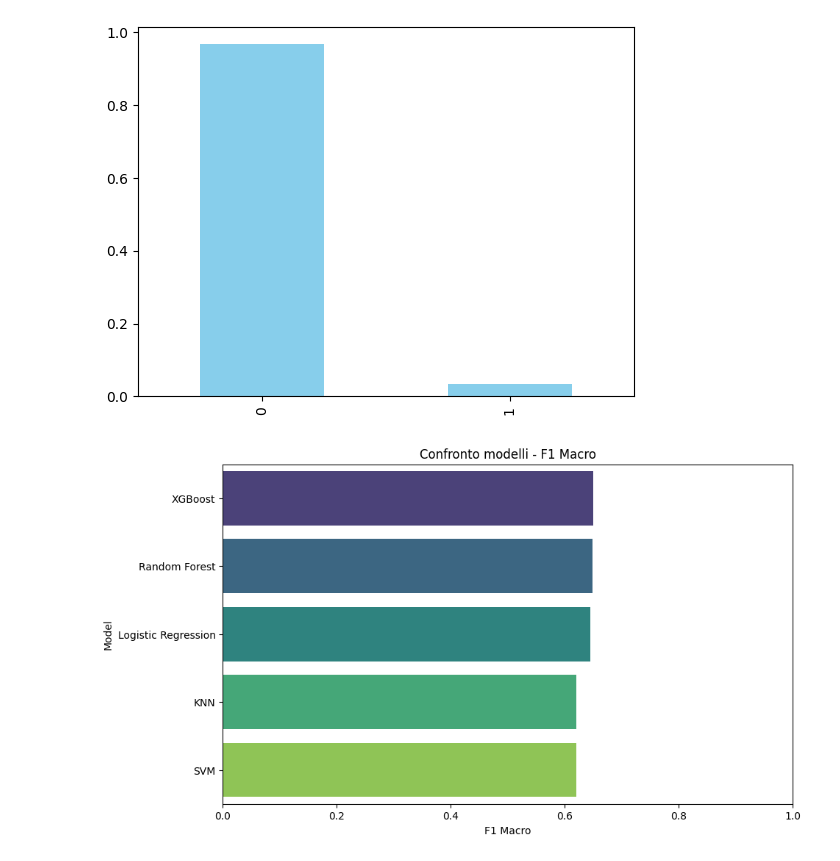
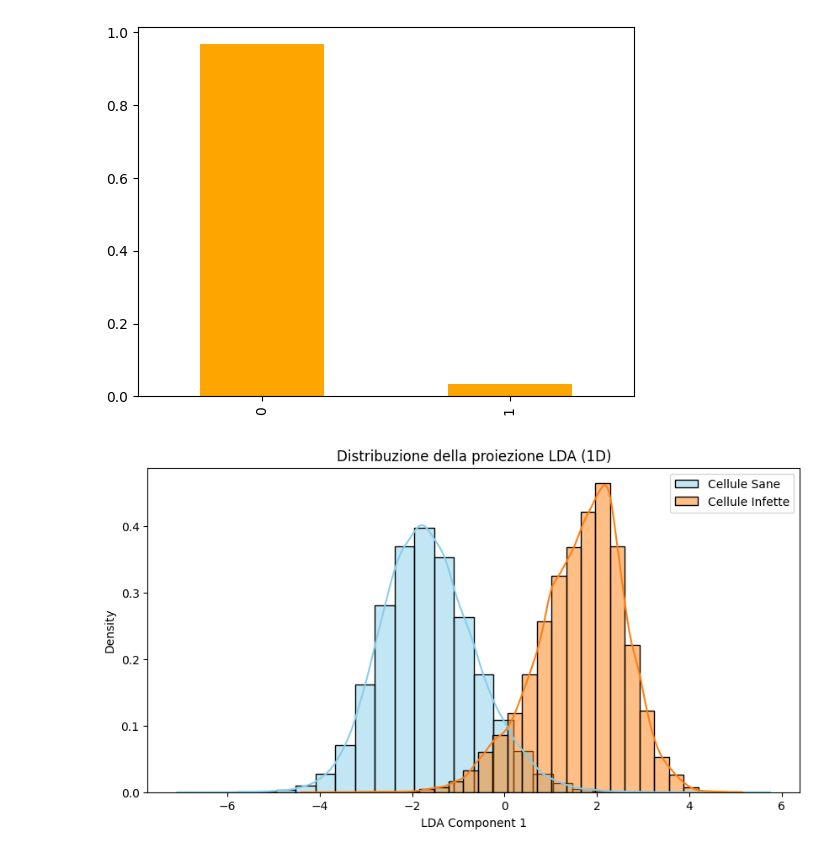
Before and after one commit to noemilatorre/blood_cells_recognition_and_classification, a Jupyter notebook: prova.ipynb, the cells around one changed output. Cells and saved outputs as stored; diff of their text form; code cells hidden in the pictures.

```diff
--- a/prova.ipynb
+++ b/prova.ipynb
@@ -65,7 +65,7 @@ def create_xgb_pipeline():
     ])
 
     param_dist = {
-        #'selector__k': [10, 20, 30, 'all'],
+        'selector__k': [10, 20, 30, 'all'],
         'classifier__n_estimators': [100, 200, 300],
         'classifier__max_depth': [3, 6, 10],
         'classifier__learning_rate': [0.01, 0.1, 0.2]
@@ -85,6 +85,7 @@ def create_rf_pipeline():
     ])
 
     param_dist = {
+        'selector__k': [10, 20, 30, 'all'],
         'classifier__n_estimators': [100, 200, 300],
         'classifier__max_depth': [None, 5, 10, 20],
         'classifier__min_samples_split': [2, 5, 10]
@@ -104,8 +105,10 @@ def create_svm_pipeline():
     ])
 
     param_dist = {
-        'selector__k': [50],
-        'classifier__C': [0.1]
+        'selector__k': [10, 20, 30, 'all'],
+        'classifier__C': [0.001, 0.01, 0.1, 1, 10, 100],
+        'classifier__kernel': ['linear', 'rbf', 'poly'],
+        'classifier__gamma': ['scale', 'auto']  # Only relevant for rbf and poly kernels
     }
     return pipeline, param_dist
 
@@ -121,6 +124,7 @@ def create_lr_pipeline():
     ])
 
     param_dist = {
+        'selector__k': [10, 20, 30, 'all'],
         'classifier__C': [0.001, 0.01, 0.1, 1, 10, 100],
         'classifier__penalty': ['l1', 'l2'],
         'classifier__solver': ['liblinear', 'saga']
@@ -140,6 +144,7 @@ def create_knn_pipeline():
     ])
 
     param_dist = {
+        'selector__k': [10, 20, 30, 'all'],
         'classifier__n_neighbors': [3, 5, 7, 9, 11],
         'classifier__weights': ['uniform', 'distance'],
         'classifier__p': [1, 2]  # 1: manhattan, 2: euclidean
@@ -163,12 +168,16 @@ def main():
     # y = y[y != 1]
 
     # aggrega le classi 2, 3, 4 in una sola classe "2"
+
     y.replace({2: 2, 3: 2, 4: 2, 5: 2, 6: 2, 7: 1}, inplace=True)
 
 
     # Reset index after filtering
     X.reset_index(drop=True, inplace=True)
     y.reset_index(drop=True, inplace=True)
+
+    num_class = len(y.unique())
+    print(f"Numero di classi originali: {num_class}")
 
 
     from sklearn.preprocessing import LabelEncoder
@@ -180,29 +189,44 @@ def main():
     # Analisi distribuzione classi
     print("Distribuzione delle classi:\n", pd.Series(y).value_counts(normalize=True))
 
-    print(pd.Series(y).value_counts(normalize=True).plot(kind='bar', color='skyblue'))
+    print(pd.Series(y).value_counts(normalize=True).plot(kind='bar', color='orange'))
+
+    # BorderlineSMOTE per bilanciare le classi
+    smote = BorderlineSMOTE(random_state=42, k_neighbors=5)
+    X, y = smote.fit_resample(X, y)
+    print("Shape after SMOTE:", X.shape, y.shape)
 
 
-    # selectkbest features
-    # selector = SelectKBest(score_func=f_classif, k=100)
-    # X_selected = selector.fit_transform(X, y)
-    # print("Shape after SelectKBest:", X_selected.shape)
-    # # Visualizzazione delle feature selezionate
-    # plt.figure(figsize=(10, 6))
+   # selectkbest features
+    selector = SelectKBest(score_func=f_classif, k='all')
+    X_selected = selector.fit_transform(X, y)
+    print("Shape after SelectKBest:", X_selected.shape)
 
+    lda = LinearDiscriminantAnalysis(n_components=1)
+    X_lda = lda.fit_transform(X_selected, y)
+    print("LDA components shape:", X_lda.shape)
 
+    if num_class <= 2:
+        # Con .ravel()
+        X_lda_1d = X_lda.ravel()
 
-    # X_selected= X;
-    # lda = LinearDiscriminantAnalysis(n_components=2)
-    # X_lda = lda.fit_transform(X_selected, y)
-    # print("LDA components shape:", X_lda.shape)
+        plt.figure(figsize=(10, 5))
+        sns.histplot(X_lda_1d[y == 0], color='skyblue', label='Cellule Sane', kde=True, stat="density", bins=30)
+        sns.histplot(X_lda_1d[y == 1], color='#ff7f0e', label='Cellule Infette', kde=True, stat="density", bins=30)
+        plt.title("Distribuzione della proiezione LDA (1D)")
+        plt.xlabel("LDA Component 1")
+        plt.legend()
+        plt.show()
 
-    # # pair plot di lda
-    # lda_df = pd.DataFrame(X_lda, columns=['LD1', 'LD2'])
-    # lda_df['label'] = y.values
-    # sns.pairplot(lda_df, hue='label', palette='viridis')
-    # plt.title("LDA Pair Plot")
-    # plt.show()
+    else:
+        # plot all classes in the same plot
+        plt.figure(figsize=(10, 5))
+        for i in range(num_class):
+            sns.histplot(X_lda[y == i], label=f'Classe {i}', kde=True, stat="density", bins=30)
+        plt.title("Distribuzione della proiezione LDA (1D) per tutte le classi")
+        plt.xlabel("LDA Component 1")
+        plt.legend()
+        plt.show()
 
 
 
@@ -214,11 +238,11 @@ def main():
 
     # Lista di tutte le pipeline da sperimentare
     pipelines = [
-        ("XGBoost", create_xgb_pipeline()),
-        ("Random Forest", create_rf_pipeline()),
-        ("SVM", create_svm_pipeline()),
-        ("Logistic Regression", create_lr_pipeline()),
-        ("KNN", create_knn_pipeline())
+        # ("XGBoost", create_xgb_pipeline()),
+         ("Random Forest", create_rf_pipeline()),
+        # ("SVM", create_svm_pipeline()),
+        # ("Logistic Regression", create_lr_pipeline()),
+        # ("KNN", create_knn_pipeline())
     ]
 
     cv = StratifiedKFold(n_splits=5, shuffle=True, random_state=42)
@@ -320,2 +323,2 @@ Passing `palette` without assigning `hue` is deprecated and will be removed in v
-[figure, old version]
+[figure, new version]
-[figure, old version]
+[figure, new version]
```
Also changed, not shown: parts of 1 cell of this notebook, 1 other file.
